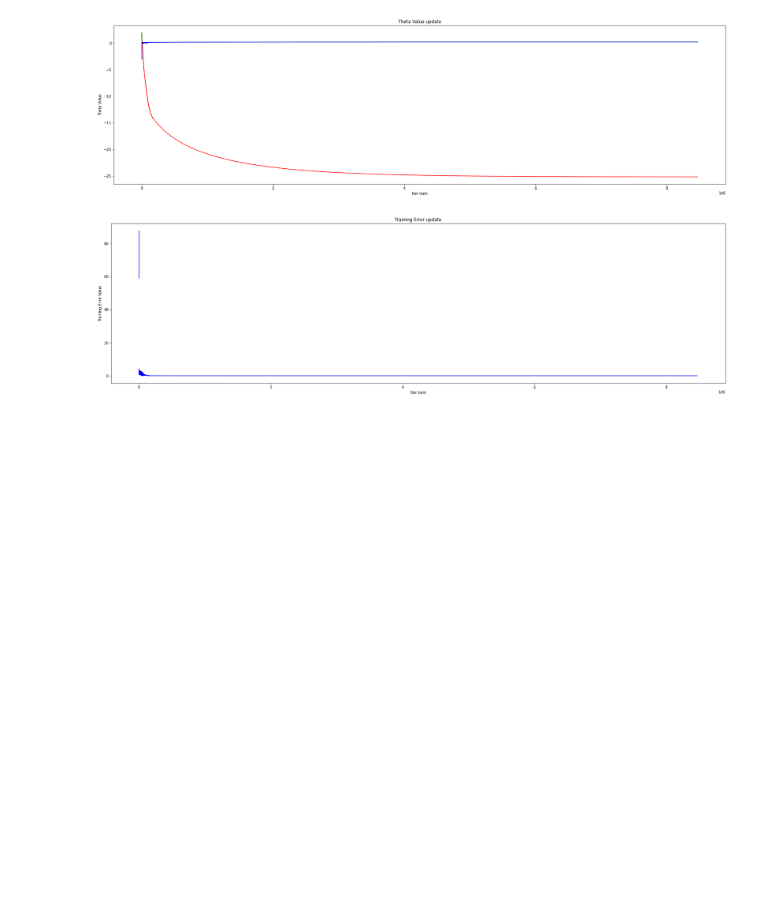
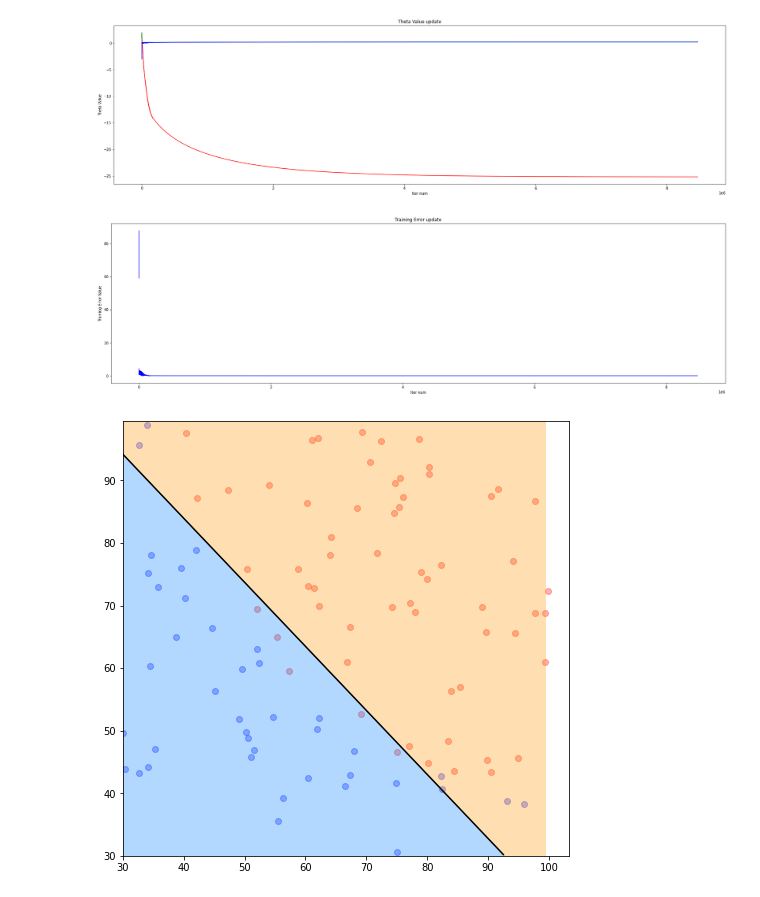
Before and after one commit to RyuJaesang/MachineLearing, a Jupyter notebook: assignment05/MahcineLearningAssignment05.ipynb, the cells around one changed output. Drawn from its saved outputs; the diff is of its cells as text; code cells hidden in the pictures; blank space fills up the shorter version.

Commit message:
feaet: plot the obtained classifer

```diff
--- a/assignment05/MahcineLearningAssignment05.ipynb
+++ b/assignment05/MahcineLearningAssignment05.ipynb
@@ -133,3 +137,29 @@ plt.ylabel('Training Error Value')
 plt.show()
 # %% [output]
 [figure]
+# %%
+#Visualize of obtained Classifier
+deleteIndex = []
+plotX = np.arange(30, 100, 0.5)
+plotClassifier = -1 * (((theta1*plotX) + theta0) / theta2 )
+
+for i in range(len(rangeX)):
+  if plotClassifier[i] > 100 or plotClassifier[i] < 30:
+    deleteIndex.append(i)
+plotX = np.delete(plotX, deleteIndex)
+plotClassifier = np.delete(plotClassifier, deleteIndex)
+
+rangeX = np.arange(30, 100, 0.5)
+rangeY = np.arange(30, 100, 0.5)
+rangeX, rangeY = np.meshgrid(rangeX, rangeY)
+rangeClassifier = sigmaFunc(rangeX, rangeY)
+
+plt.figure(figsize=(8, 8))
+plt.scatter(x_label0, y_label0, alpha=0.3, c='b')
+plt.scatter(x_label1, y_label1, alpha=0.3, c='r')
+plt.contourf(rangeX, rangeY, rangeClassifier, levels = 1, alpha=0.3, cmap='jet')
+plt.plot(plotX, plotClassifier, c='black')
+plt.plot()
+plt.show()
+# %% [output]
+[figure, added]
```
Also changed, not shown: parts of 1 cell of this notebook.
